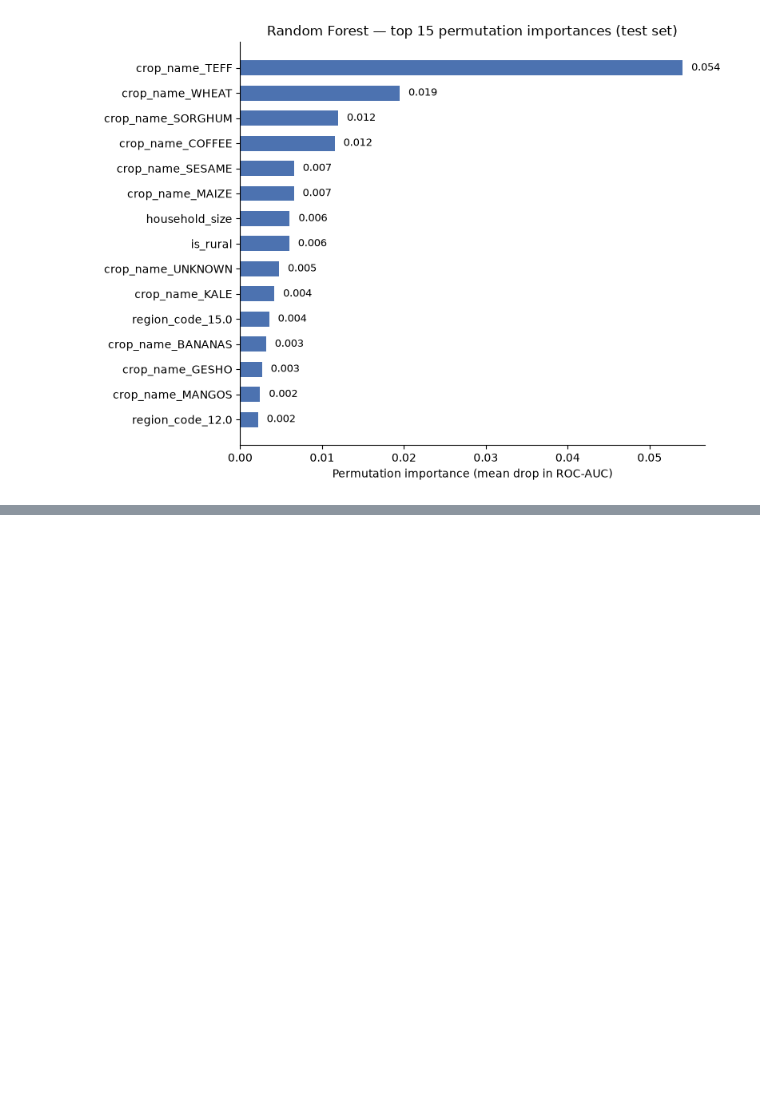
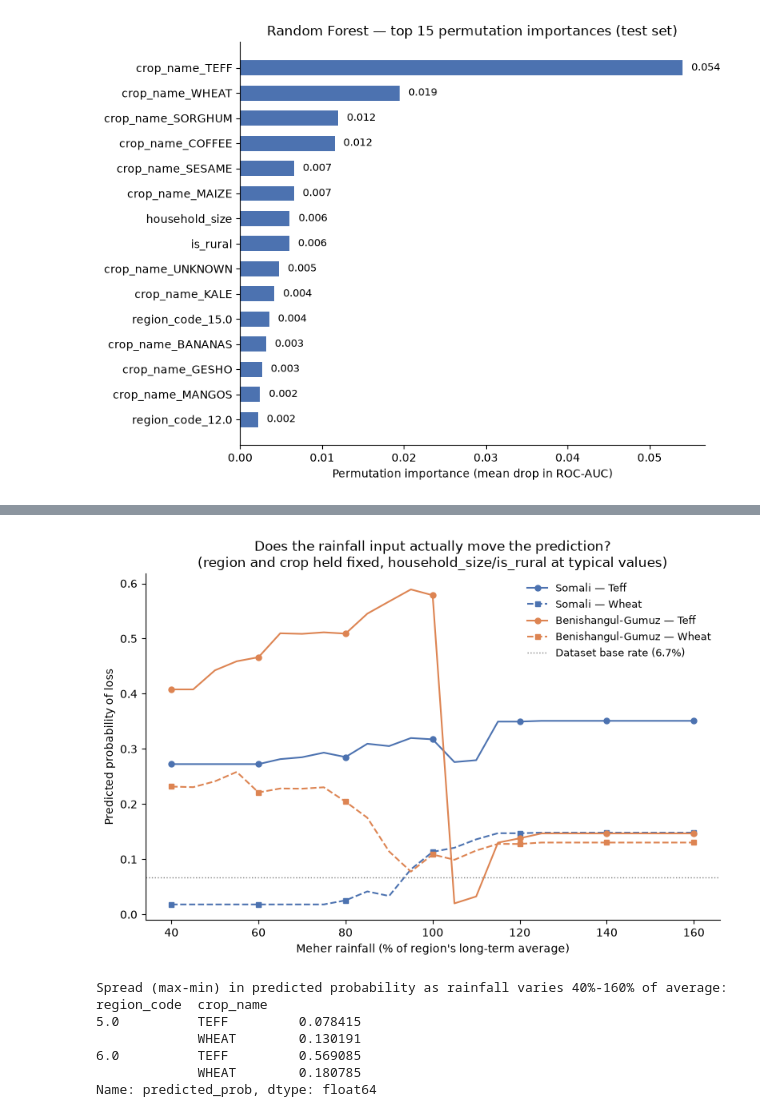
Before and after one commit to Melkam22/crop-loss-predictor-app, a Jupyter notebook: notebooks/03_modeling.ipynb, the cells around one changed output, grey strips where cells are left out. Cells and saved outputs as stored; diff of their text form; code cells hidden in the pictures; blank space fills up the shorter version.

```diff
--- a/notebooks/03_modeling.ipynb
+++ b/notebooks/03_modeling.ipynb
@@ -334,0 +539,75 @@ plt.show()
+# %%
+import numpy as np
+from itertools import product
+
+region_avg_meher = df_model.groupby("region_code")["rainfall_meher_mm"].mean()
+dry_region, wet_region = region_avg_meher.idxmin(), region_avg_meher.idxmax()
+region_name_lookup = df_model.drop_duplicates("region_code").set_index("region_code")["region_name"]
+scenario_regions = [dry_region, wet_region]
+scenario_crops = ["TEFF", "WHEAT"]
+
+region_defaults = df_model.groupby("region_code").agg(
+    belg_mm=("rainfall_belg_mm", "mean"),
+    belg_pct=("rainfall_belg_pct_of_avg", "mean"),
+    meher_mm_avg=("rainfall_meher_mm", "mean"),
+    is_rural=("is_rural", lambda s: s.mode().iat[0]),
+)
+household_size_default = df_model["household_size"].median()
+pct_grid = np.linspace(40, 160, 25)  # % of the region's long-term Meher average
+
+rows = []
+for region, crop in product(scenario_regions, scenario_crops):
+    d = region_defaults.loc[region]
+    for pct in pct_grid:
+        rows.append({
+            "crop_name": crop, "region_code": region,
+            "household_size": household_size_default, "is_rural": d["is_rural"],
+            "rainfall_belg_mm": d["belg_mm"], "rainfall_belg_pct_of_avg": d["belg_pct"],
+            "rainfall_meher_mm": pct / 100 * d["meher_mm_avg"], "rainfall_meher_pct_of_avg": pct,
+        })
+scenario_df = pd.DataFrame(rows)
+
+scenario_encoded = pd.DataFrame(
+    encoder_no_year.transform(scenario_df[CATEGORICAL_COLS_NO_YEAR]),
+    columns=encoder_no_year.get_feature_names_out(CATEGORICAL_COLS_NO_YEAR),
+    index=scenario_df.index,
+)
+X_scenario = pd.concat([scenario_df[NUMERIC_COLS], scenario_encoded], axis=1)
+scenario_df["predicted_prob"] = rf_no_year.predict_proba(X_scenario)[:, 1]
+
+REGION_COLORS = {dry_region: "#4C72B0", wet_region: "#DD8452"}
+CROP_STYLES = {"TEFF": {"linestyle": "-", "marker": "o"}, "WHEAT": {"linestyle": "--", "marker": "s"}}
+
+fig, ax = plt.subplots(figsize=(8, 5.5))
+for region, crop in product(scenario_regions, scenario_crops):
+    subset = scenario_df[(scenario_df["region_code"] == region) & (scenario_df["crop_name"] == crop)]
+    label = f"{region_name_lookup[region]} — {crop.title()}"
+    ax.plot(subset["rainfall_meher_pct_of_avg"], subset["predicted_prob"],
+            color=REGION_COLORS[region], markevery=4, markersize=5, label=label,
+            **CROP_STYLES[crop])
+
+base_rate = df_model["loss_occurred"].mean()
+ax.axhline(base_rate, color="gray", linewidth=1, linestyle=":",
+           label=f"Dataset base rate ({base_rate:.1%})")
+ax.spines[["top", "right"]].set_visible(False)
+ax.set_xlabel("Meher rainfall (% of region's long-term average)")
+ax.set_ylabel("Predicted probability of loss")
+ax.set_title("Does the rainfall input actually move the prediction?\n"
+              "(region and crop held fixed, household_size/is_rural at typical values)")
+ax.legend(frameon=False, fontsize=9)
+plt.tight_layout()
+plt.show()
+
+spread = (scenario_df.groupby(["region_code", "crop_name"])["predicted_prob"].max()
+          - scenario_df.groupby(["region_code", "crop_name"])["predicted_prob"].min())
+print("Spread (max-min) in predicted probability as rainfall varies 40%-160% of average:")
+print(spread)
+# %% [output]
+[figure, added]
+Spread (max-min) in predicted probability as rainfall varies 40%-160% of average:
+region_code  crop_name
+5.0          TEFF         0.078415
+             WHEAT        0.130191
+6.0          TEFF         0.569085
+             WHEAT        0.180785
+Name: predicted_prob, dtype: float64
```
Also changed, not shown: parts of 14 cells of this notebook, 2 other files.
